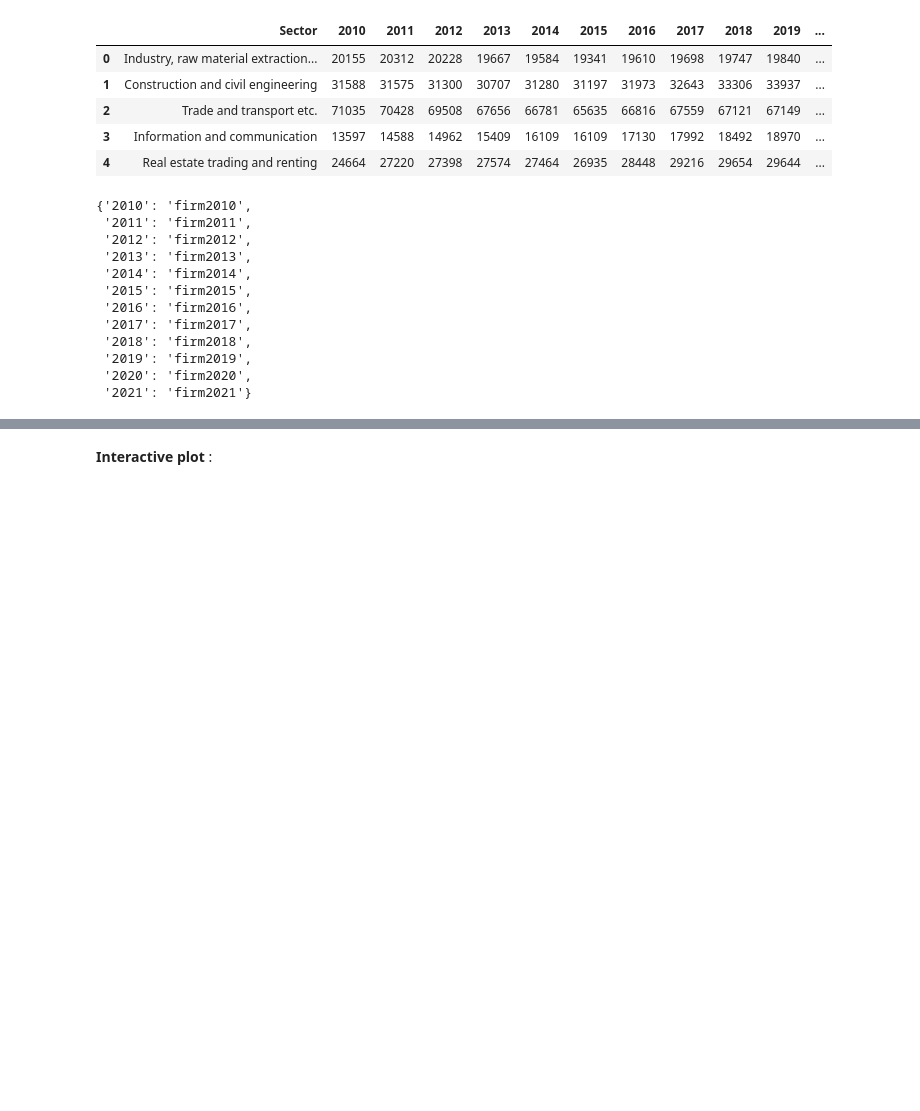
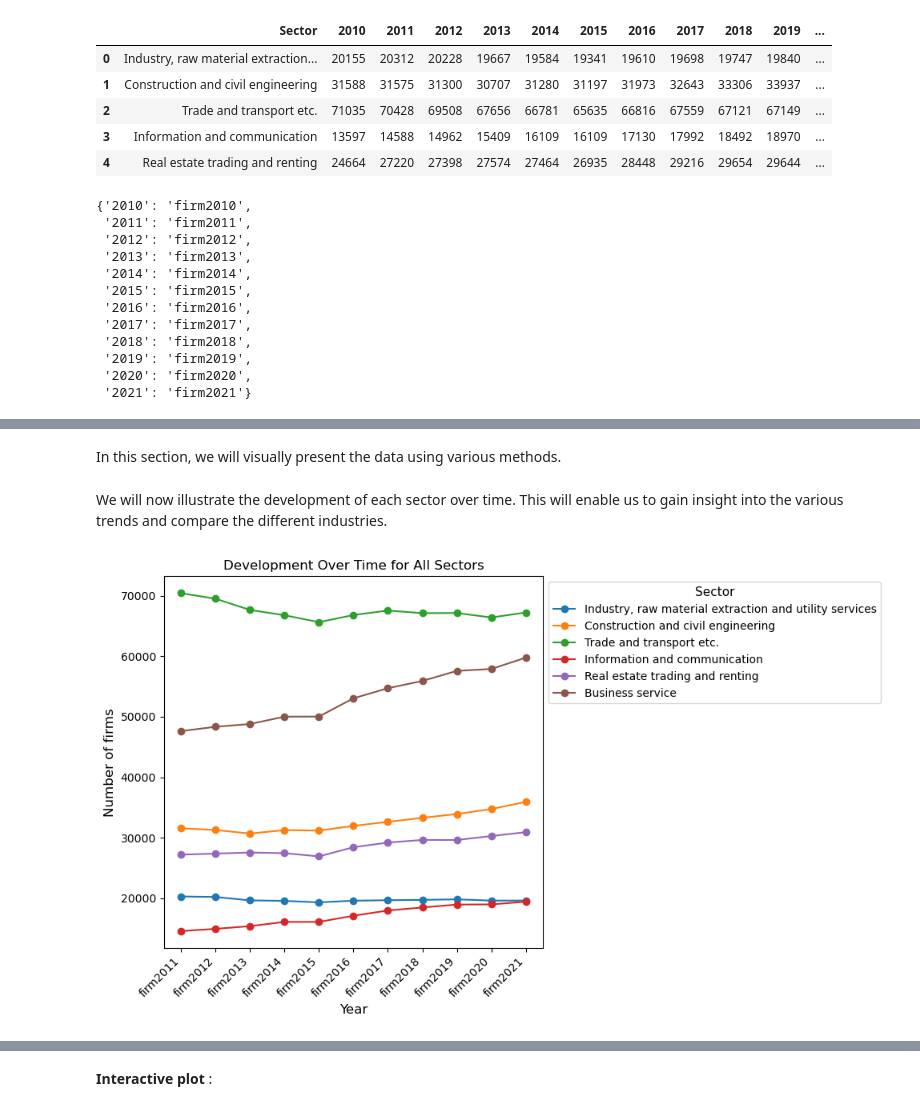
Before and after one commit to NumEconCopenhagen/projects-2024-emil-celine-og-julie, a Jupyter notebook: dataproject/dataproject.ipynb, the cells around one changed output, grey strips where cells are left out. Saved outputs shown, nothing was run; the diff lists cells and outputs as text; code cells hidden in the pictures; blank space fills up the shorter version.

```diff
--- a/dataproject/dataproject.ipynb
+++ b/dataproject/dataproject.ipynb
@@ -146,0 +145,25 @@ In order to be able to **explore the raw data**, you may provide **static** and
+# %% [markdown]
+In this section, we will visually present the data using various methods.
+# %% [markdown]
+We will now illustrate the development of each sector over time. This will enable us to gain insight into the various trends and compare the different industries.
+# %%
+plt.figure(figsize=(10, 6))
+
+#We will plot each sector's data
+for sector_index in range(len(firm)):
+    sector_data = firm.iloc[sector_index, 2:]
+    sector_name = firm.iloc[sector_index, 0]
+    plt.plot(sector_data.index, sector_data.values, label=sector_name, marker='o')
+
+plt.title('Development Over Time for All Sectors', fontsize=12)
+plt.xlabel('Year', fontsize=12)
+plt.ylabel('Number of firms', fontsize=12)
+
+plt.xticks(rotation=45, ha='right')
+
+plt.legend(title='Sector', title_fontsize='11', fontsize='10', loc='upper left', bbox_to_anchor=(1, 1))
+
+plt.tight_layout()
+plt.show()
+# %% [output]
+[figure, added]
```
Also changed, not shown: parts of 10 cells of this notebook.
